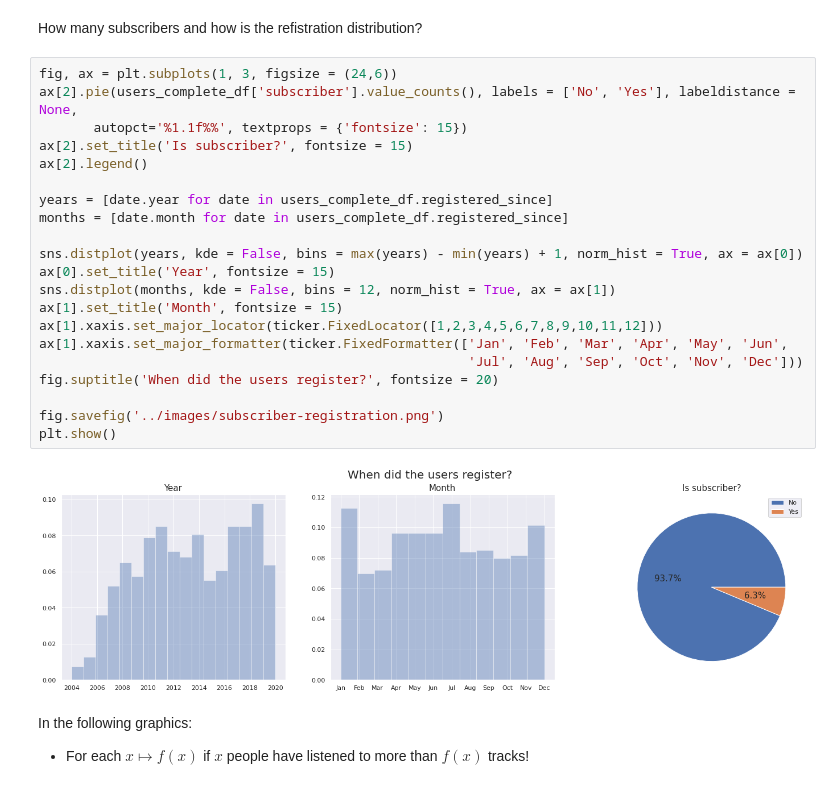
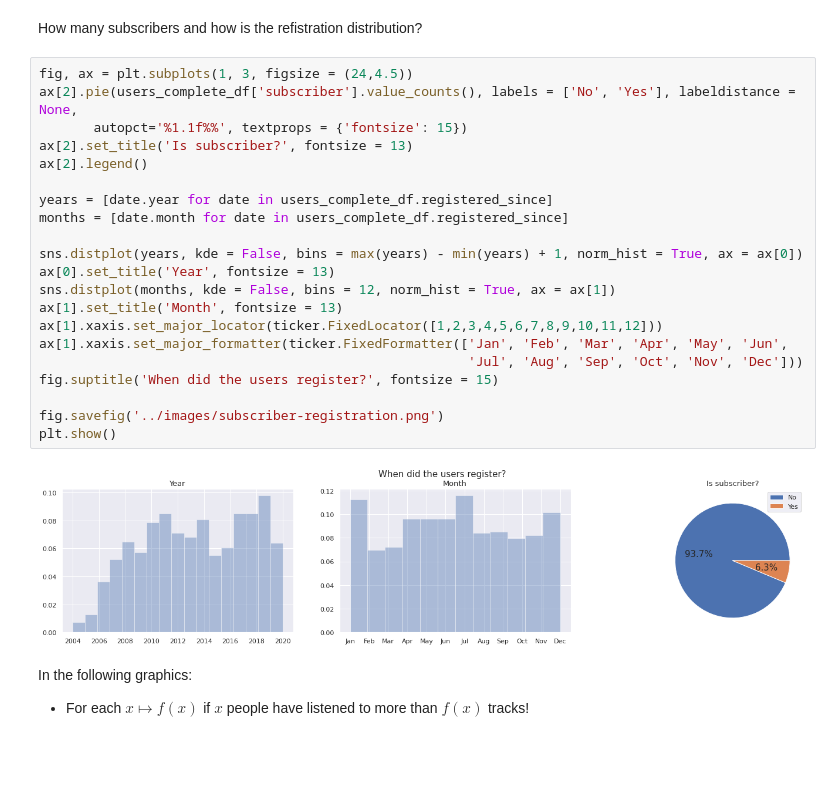
Before and after one commit to lucasresck/espotifai, a Jupyter notebook: notebooks/lastfm_data_analysis.ipynb, the cells around one changed output. Drawn from its saved outputs; the diff is of its cells as text; blank space fills up the shorter version.

Commit message:
More images I would like to appear. The size of analysis passed, I cant keep them all

```diff
--- a/notebooks/lastfm_data_analysis.ipynb
+++ b/notebooks/lastfm_data_analysis.ipynb
@@ -137,28 +137,28 @@ Age from the users: [0.]
 # %% [markdown]
 How many subscribers and how is the refistration distribution?
 # %%
-fig, ax = plt.subplots(1, 3, figsize = (24,6))
+fig, ax = plt.subplots(1, 3, figsize = (24,4.5))
 ax[2].pie(users_complete_df['subscriber'].value_counts(), labels = ['No', 'Yes'], labeldistance = None,
        autopct='%1.1f%%', textprops = {'fontsize': 15})
-ax[2].set_title('Is subscriber?', fontsize = 15)
+ax[2].set_title('Is subscriber?', fontsize = 13)
 ax[2].legend()
 
 years = [date.year for date in users_complete_df.registered_since]
 months = [date.month for date in users_complete_df.registered_since]
 
 sns.distplot(years, kde = False, bins = max(years) - min(years) + 1, norm_hist = True, ax = ax[0])
-ax[0].set_title('Year', fontsize = 15)
+ax[0].set_title('Year', fontsize = 13)
 sns.distplot(months, kde = False, bins = 12, norm_hist = True, ax = ax[1])
-ax[1].set_title('Month', fontsize = 15)
+ax[1].set_title('Month', fontsize = 13)
 ax[1].xaxis.set_major_locator(ticker.FixedLocator([1,2,3,4,5,6,7,8,9,10,11,12]))
 ax[1].xaxis.set_major_formatter(ticker.FixedFormatter(['Jan', 'Feb', 'Mar', 'Apr', 'May', 'Jun',
                                                        'Jul', 'Aug', 'Sep', 'Oct', 'Nov', 'Dec']))
-fig.suptitle('When did the users register?', fontsize = 20)
+fig.suptitle('When did the users register?', fontsize = 15)
 
 fig.savefig('../images/subscriber-registration.png')
 plt.show()
 # %% [output]
-[figure, old version]
+[figure, new version]
 # %% [markdown]
 In the following graphics:
 
```
Also changed, not shown: parts of 2 cells of this notebook, 5 other files.
